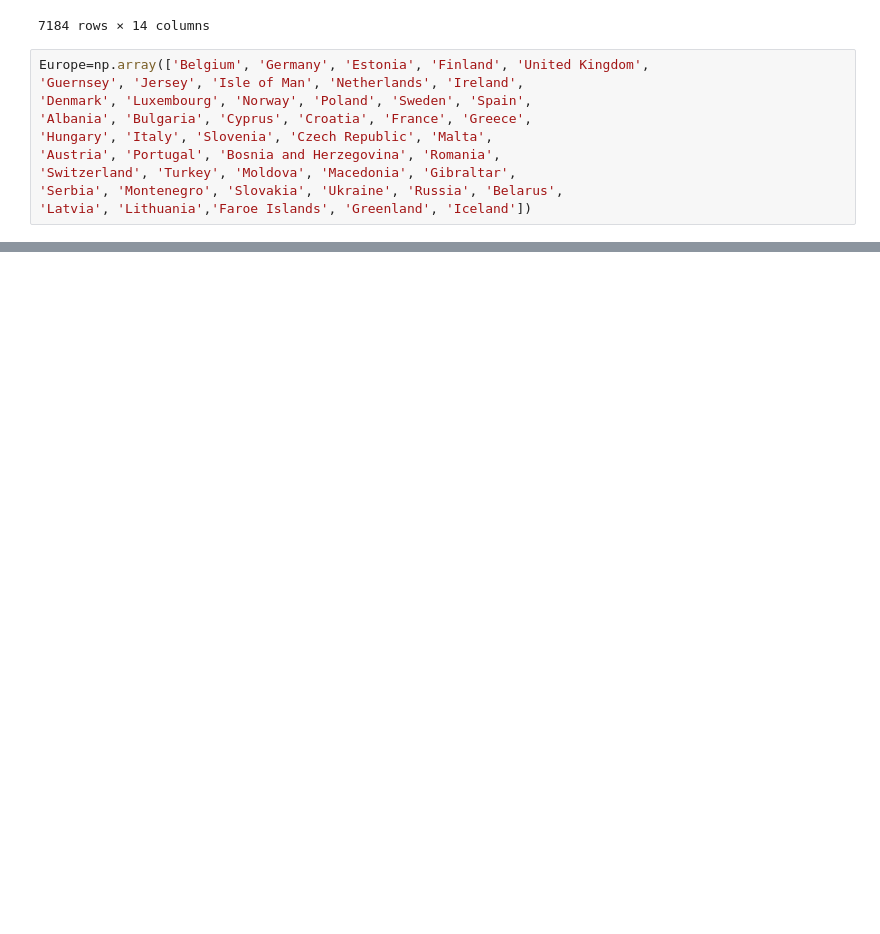
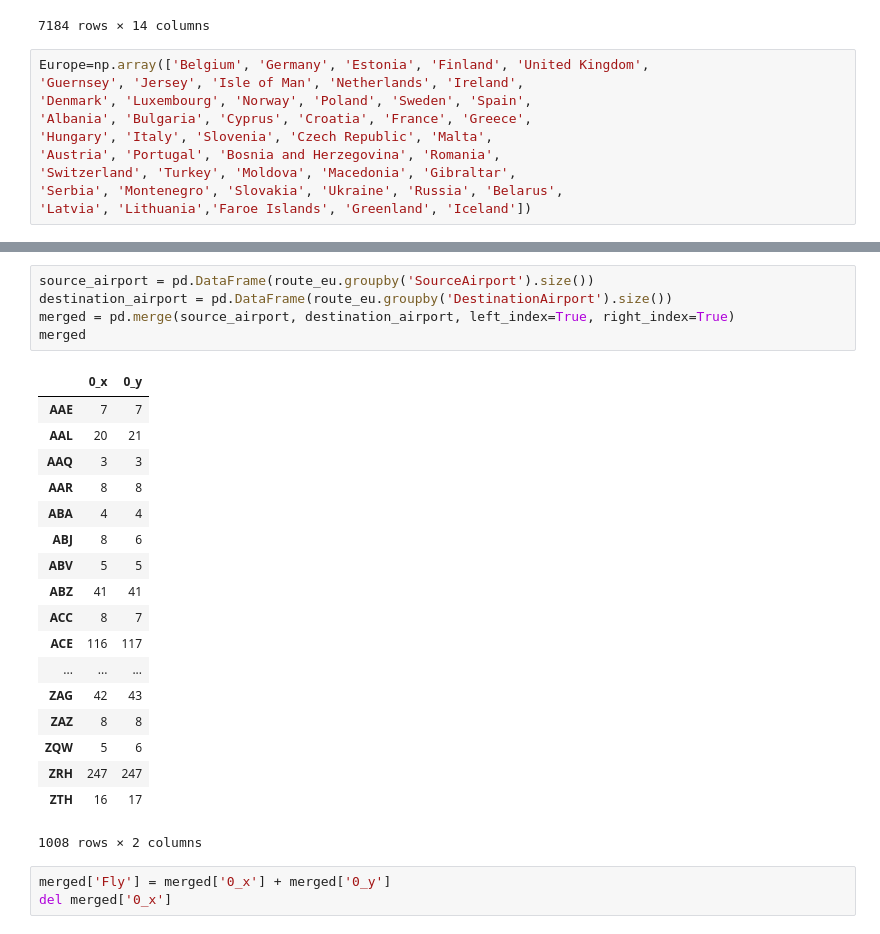
Before and after one commit to yanafedorchuk/PythonPractice, a Jupyter notebook: airportsDF.ipynb, the cells around one changed output, grey strips where cells are left out. Cells and saved outputs as stored; diff of their text form; blank space fills up the shorter version.

```diff
--- a/airportsDF.ipynb
+++ b/airportsDF.ipynb
@@ -154,0 +129,27 @@ KeyError: True
+# %%
+source_airport = pd.DataFrame(route_eu.groupby('SourceAirport').size())
+destination_airport = pd.DataFrame(route_eu.groupby('DestinationAirport').size())
+merged = pd.merge(source_airport, destination_airport, left_index=True, right_index=True)
+merged
+# %% [output]
+|  | 0_x | 0_y |
+| AAE | 7 | 7 |
+| AAL | 20 | 21 |
+| AAQ | 3 | 3 |
+| AAR | 8 | 8 |
+| ABA | 4 | 4 |
+| ABJ | 8 | 6 |
+| ABV | 5 | 5 |
+| ABZ | 41 | 41 |
+| ACC | 8 | 7 |
+| ACE | 116 | 117 |
+| ... | ... | ... |
+| ZAG | 42 | 43 |
+| ZAZ | 8 | 8 |
+| ZQW | 5 | 6 |
+| ZRH | 247 | 247 |
+| ZTH | 16 | 17 |
+1008 rows × 2 columns
+# %%
+merged['Fly'] = merged['0_x'] + merged['0_y']
+del merged['0_x']
```
Also changed, not shown: parts of 11 cells of this notebook.
